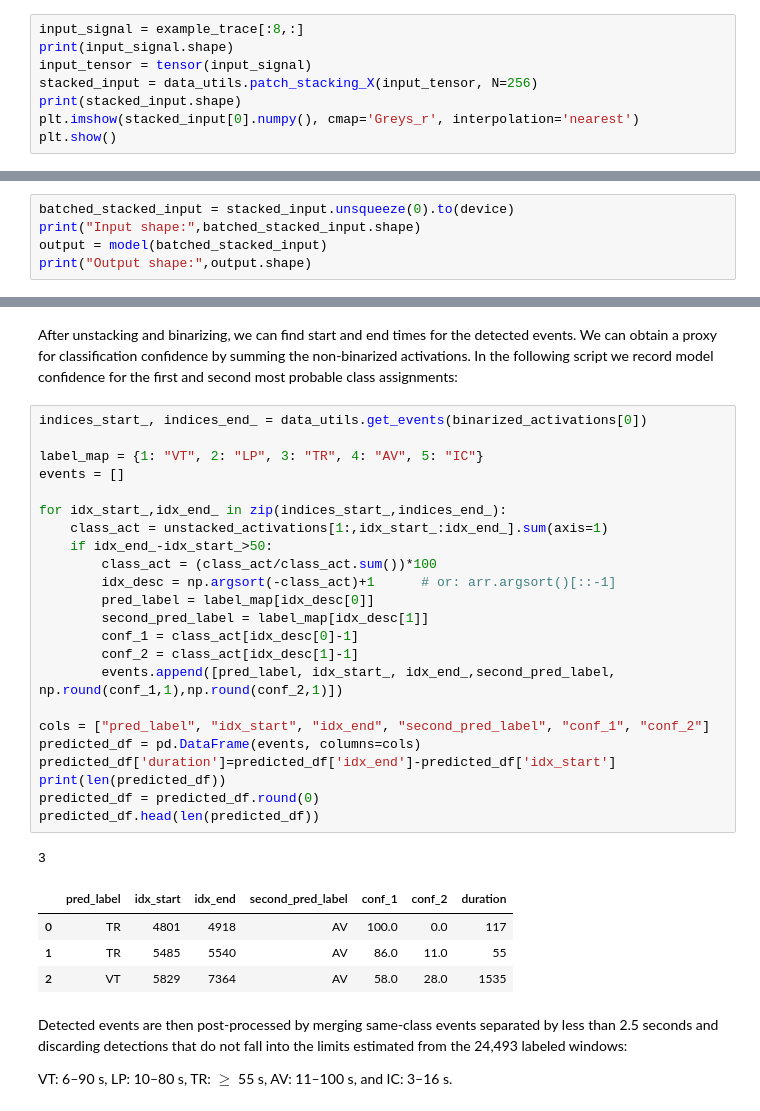
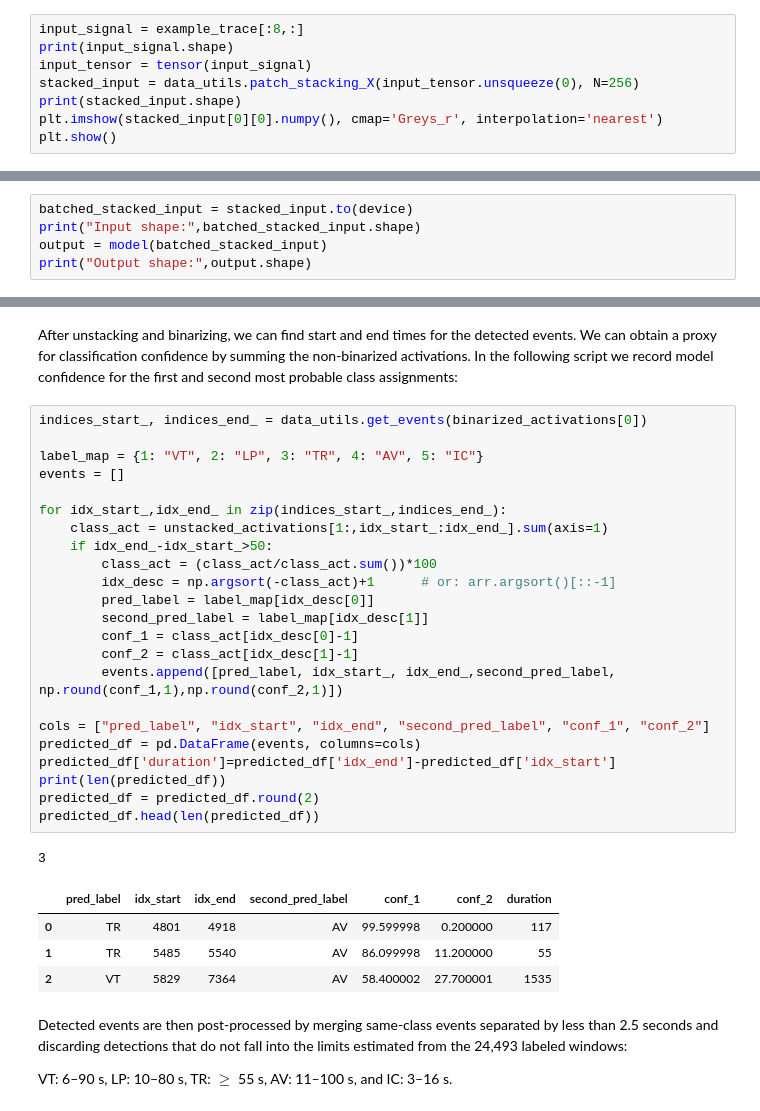
Before and after one commit to camilo-espinosa/volcano-seismic-segmentation, a Jupyter notebook: examples/window_level_demo.ipynb, the cells around one changed output, grey strips where cells are left out. Drawn from its saved outputs; the diff is of its cells as text.

```diff
--- a/examples/window_level_demo.ipynb
+++ b/examples/window_level_demo.ipynb
@@ -123,9 +131,9 @@ To pass it through the model, we Stack the 8-channel 1D array to form a 256x256
 input_signal = example_trace[:8,:]
 print(input_signal.shape)
 input_tensor = tensor(input_signal)
-stacked_input = data_utils.patch_stacking_X(input_tensor, N=256)
+stacked_input = data_utils.patch_stacking_X(input_tensor.unsqueeze(0), N=256)
 print(stacked_input.shape)
-plt.imshow(stacked_input[0].numpy(), cmap='Greys_r', interpolation='nearest')
+plt.imshow(stacked_input[0][0].numpy(), cmap='Greys_r', interpolation='nearest')
 plt.show()
 # %% [output]
 (8, 8192)
@@ -134,7 +142,7 @@ torch.Size([1, 256, 256])
 # %% [markdown]
 Pass the input through the model to obtain 6 predicted 2D masks:
 # %%
-batched_stacked_input = stacked_input.unsqueeze(0).to(device)
+batched_stacked_input = stacked_input.to(device)
 print("Input shape:",batched_stacked_input.shape)
 output = model(batched_stacked_input)
 print("Output shape:",output.shape)
@@ -225,32 +233,32 @@ After unstacking and binarizing, we can find start and end times for the detecte
 # %%
 indices_start_, indices_end_ = data_utils.get_events(binarized_activations[0])
 
 label_map = {1: "VT", 2: "LP", 3: "TR", 4: "AV", 5: "IC"}
 events = []
 
 for idx_start_,idx_end_ in zip(indices_start_,indices_end_):
     class_act = unstacked_activations[1:,idx_start_:idx_end_].sum(axis=1)
     if idx_end_-idx_start_>50:
         class_act = (class_act/class_act.sum())*100
         idx_desc = np.argsort(-class_act)+1      # or: arr.argsort()[::-1]
         pred_label = label_map[idx_desc[0]]
         second_pred_label = label_map[idx_desc[1]]
         conf_1 = class_act[idx_desc[0]-1]
         conf_2 = class_act[idx_desc[1]-1]
         events.append([pred_label, idx_start_, idx_end_,second_pred_label, np.round(conf_1,1),np.round(conf_2,1)])
 
 cols = ["pred_label", "idx_start", "idx_end", "second_pred_label", "conf_1", "conf_2"]
 predicted_df = pd.DataFrame(events, columns=cols)
 predicted_df['duration']=predicted_df['idx_end']-predicted_df['idx_start']
 print(len(predicted_df))
-predicted_df = predicted_df.round(0)
+predicted_df = predicted_df.round(2)
 predicted_df.head(len(predicted_df))
 # %% [output]
 3
 |  | pred_label | idx_start | idx_end | second_pred_label | conf_1 | conf_2 | duration |
-| 0 | TR | 4801 | 4918 | AV | 100.0 | 0.0 | 117 |
-| 1 | TR | 5485 | 5540 | AV | 86.0 | 11.0 | 55 |
-| 2 | VT | 5829 | 7364 | AV | 58.0 | 28.0 | 1535 |
+| 0 | TR | 4801 | 4918 | AV | 99.599998 | 0.200000 | 117 |
+| 1 | TR | 5485 | 5540 | AV | 86.099998 | 11.200000 | 55 |
+| 2 | VT | 5829 | 7364 | AV | 58.400002 | 27.700001 | 1535 |
 # %% [markdown]
 Detected events are then post-processed by merging same-class events separated by less than 2.5 seconds and discarding detections that do not fall into the limits estimated from the 24,493 labeled windows:
 
```
Also changed, not shown: parts of 6 cells of this notebook, 4 other files.
